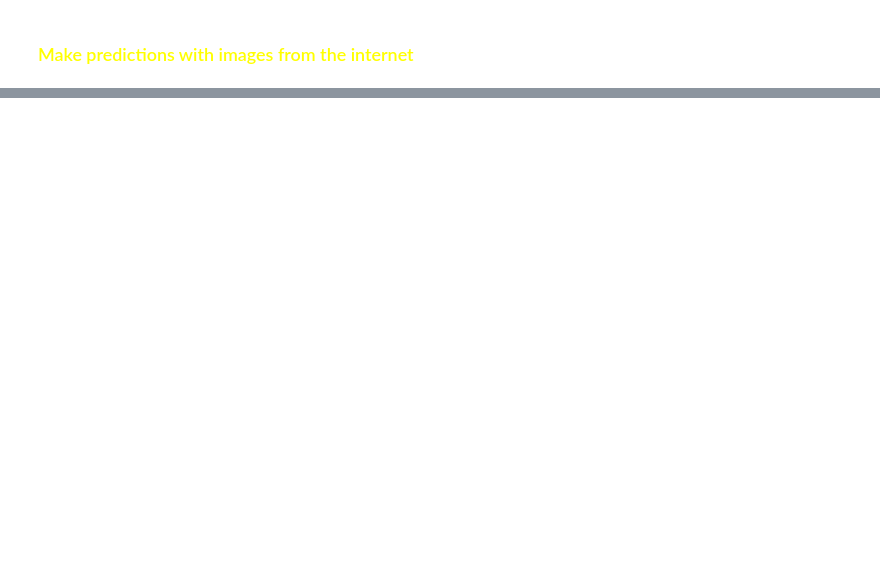
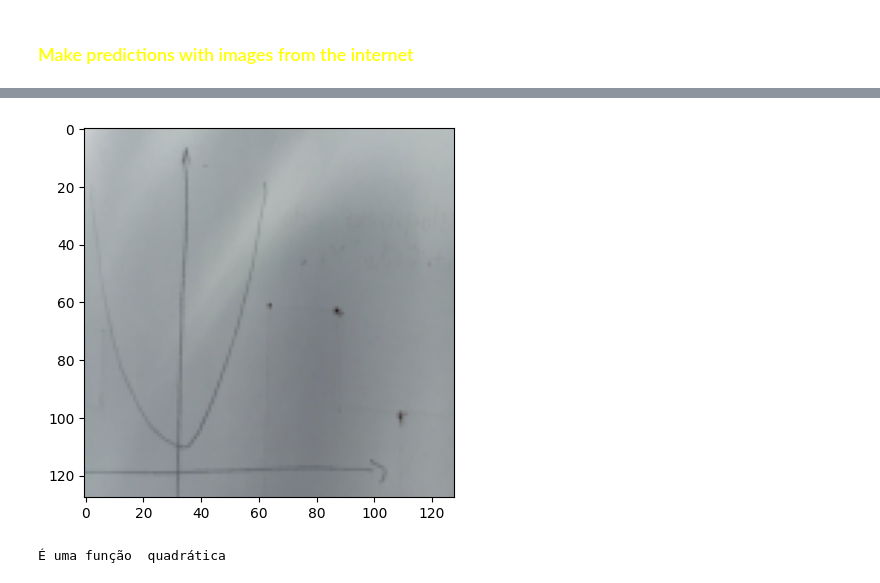
Before and after one commit to jvianna07/math_graph_classifier, a Jupyter notebook: loadingModel.ipynb, the cells around one changed output, grey strips where cells are left out. Saved outputs shown, nothing was run; the diff lists cells and outputs as text; code cells hidden in the pictures; blank space fills up the shorter version.

```diff
--- a/loadingModel.ipynb
+++ b/loadingModel.ipynb
@@ -26,7 +26,7 @@ teste = np.array([image.reshape((128, 128, 3)) for image in teste])
 <h3 style=color:yellow>Load model</h3>
 # %%
 # Carregar o modelo treinado
-GF_Model = load_model('LID_gf_modelV7.keras')
+GF_Model = load_model('model/LID_gf_modelV7.keras')
 
 # Fazer previsões
 predictions = GF_Model.predict(teste)
@@ -54,7 +54,8 @@ Resposta esperada: tangente
 <h3 style=color:yellow>Make predictions with images from the internet</h3>
 # %%
 # Visualizar  as imagens
-imagem = cv2.imread('demo_imgs/qua3.jpeg')
+img_url= "demo_imgs/qua1.jpeg" # substitua aqui o caminho correto para a imagem
+imagem = cv2.imread(img_url)
 imagem = cv2.resize(imagem,(128,128), interpolation = cv2.INTER_AREA)
 discover = np.argmax( GF_Model.predict(imagem.reshape(1,128,128,3)) )
 
@@ -65,3 +66,4 @@ classes = {0:'linear', 1: 'quadrática', 2:'cúbica', 3:'exponencial', 4:'logar
                     5:'raíz', 6:'seno', 7:'cosseno', 8:'tangente', 9:'cotangente'}
 
 print('É uma função ', classes[discover])
+# %% [output]
@@ -67,0 +71,2 @@ print('É uma função ', classes[discover])
+[figure, added]
+É uma função  quadrática
```
Also changed, not shown: parts of 4 cells of this notebook, 5 other files.
